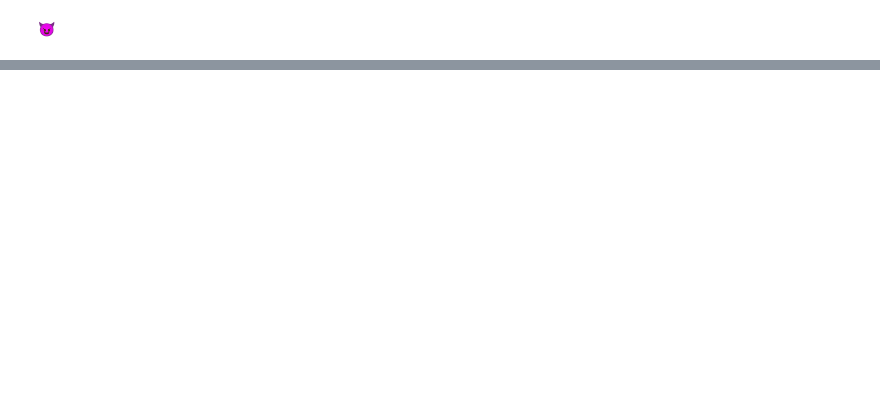
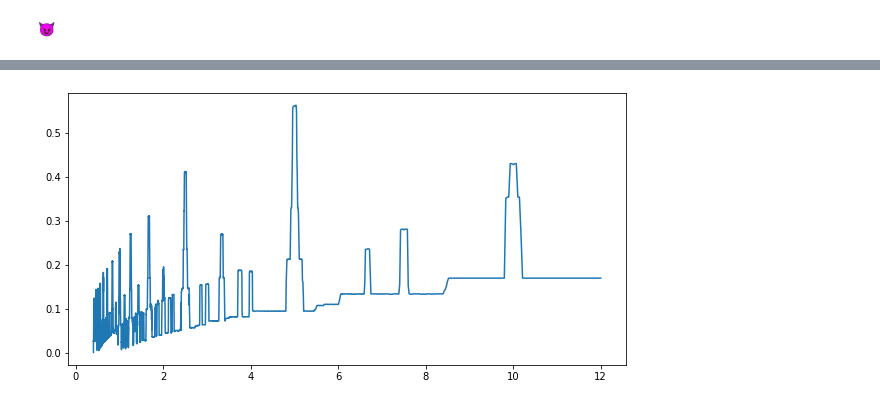
Before and after one commit to ssagear/photoeccentric, a Jupyter notebook: notebooks/photoeccentric.ipynb, the cells around one changed output, grey strips where cells are left out. Drawn from its saved outputs; the diff is of its cells as text; code cells hidden in the pictures; blank space fills up the shorter version.

```diff
--- a/notebooks/photoeccentric.ipynb
+++ b/notebooks/photoeccentric.ipynb
@@ -767,0 +792,9 @@ ax.set_title('g = 3.4 +/- 0.1');
+# %%
+mod = BoxLeastSquares(time*u.day, flux, dy=0.01)
+periodogram = mod.autopower(0.2, objective="snr")
+# %%
+plt.plot(periodogram.period, periodogram.power)
+periodogram.period = np.asarray(periodogram.period)
+per_guess = periodogram.period[int(np.median(np.argmax(periodogram.power)))]
+# %% [output]
+[figure, added]
```
Also changed, not shown: parts of 50 cells of this notebook.
